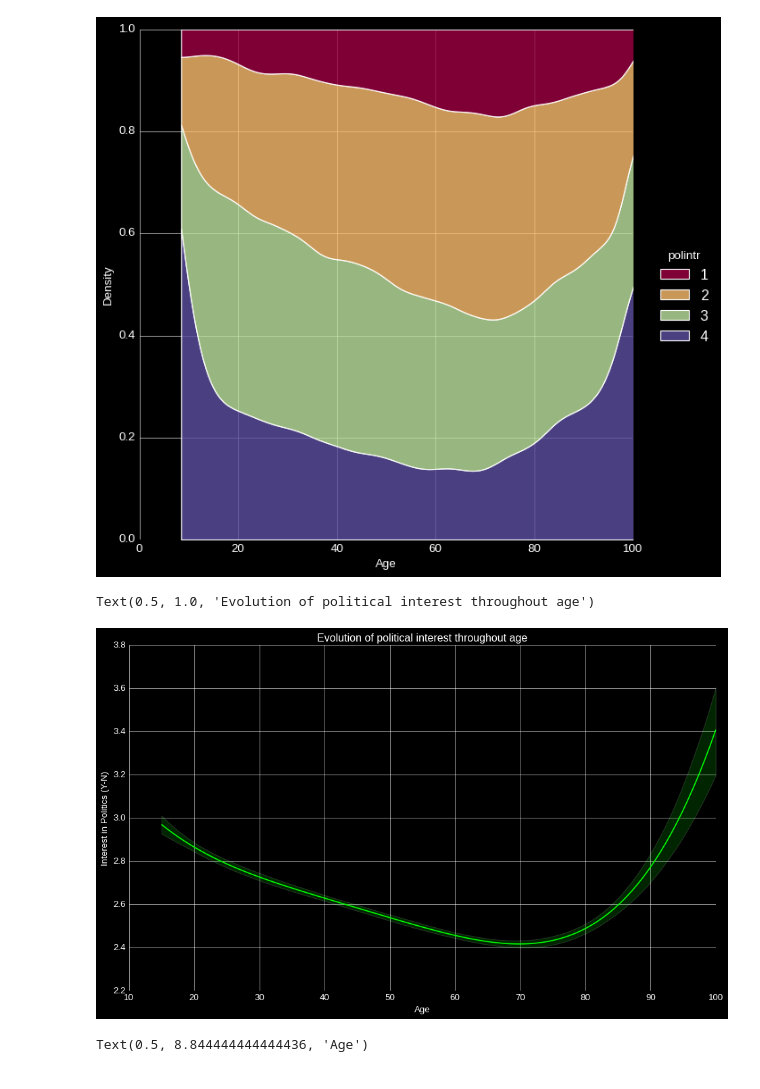
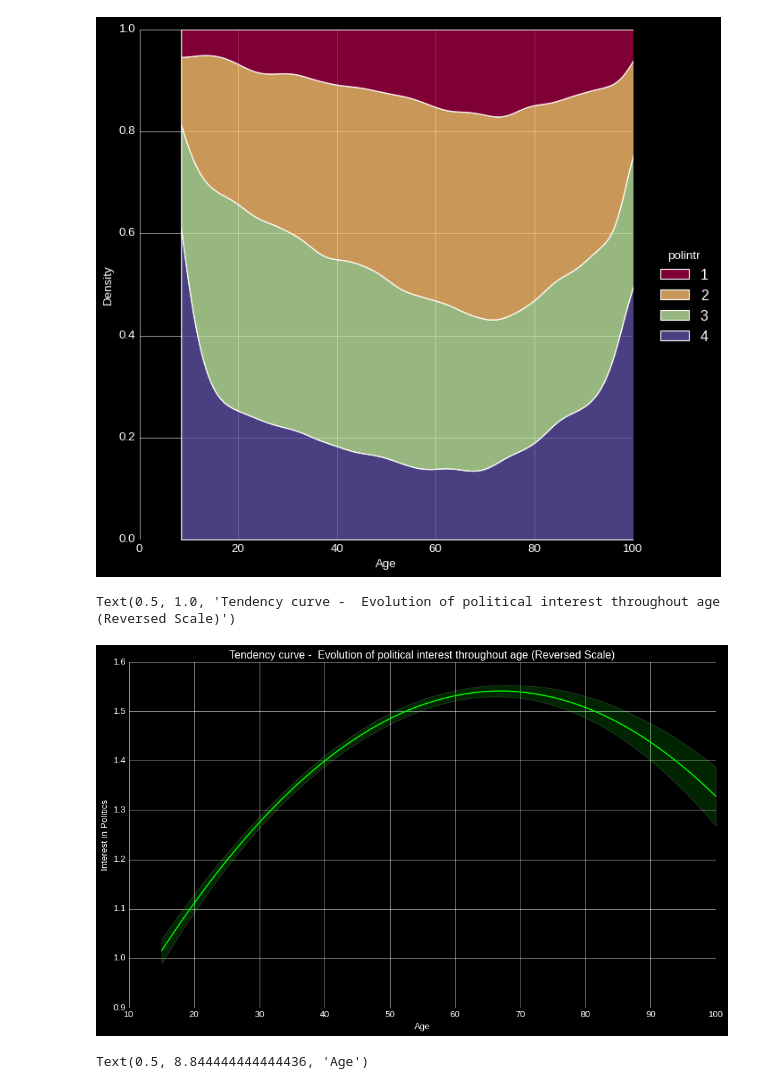
Before and after one commit to ivanachillee/social-perception, a Jupyter notebook: notebooks/Cleaning_and_EDA.ipynb, the cells around one changed output. Saved outputs shown, nothing was run; the diff lists cells and outputs as text; code cells hidden in the pictures.

```diff
--- a/notebooks/Cleaning_and_EDA.ipynb
+++ b/notebooks/Cleaning_and_EDA.ipynb
@@ -523,6 +518,28 @@ data.head(1)
 1 rows × 225 columns
 # %% [markdown]
 The **anweight** (pspwght * pweight) indicates the weight that should be used when analysing the different countries between them, it takes in consideration their intrinsic features such as population. Nonetheless, I won't be directly applying it as I'm looking to model the global gross data rather than bivariate country analysis.
+# %%
+#temporary functions
+def spl(v):
+  return psvp_labels[psvp.index(v)]
+
+def SortedR2(var):
+  corrs = []
+  for i in range(len(psvp)):
+    cm = np.corrcoef(data[var],data[psvp[i]])**2
+    nm = psvp[i]
+    corrs.append([cm[0][1],nm])
+  a = sorted(corrs)
+  return a[::-1][:10]
+
+def plot_init():
+  return plt.figure(figsize=(14,8))
+
+def rev(data, high):
+  #high: highest rank within scale
+  #reverses scores of ranking-type data, convenient for data visualisation.
+    data = high - data
+    return data
 # %% [markdown]
 ###<u>Political Apprehension and Social Contentment</u>
 # %%
@@ -689,14 +772,14 @@ Text(0.5, 8.844444444444436, 'Age')
 [figure]
 # %%
 plot_init()
-pl = sns.regplot(data['agea'], data['polintr'], color='lime', scatter=False, order=4)
+pl = sns.regplot(data['agea'], rev(data['polintr'],4), color='lime', scatter=False, order=2)
 
 plt.xlabel('Age')
-plt.ylabel('Interest in Politics (Y-N)')
-plt.title('Evolution of political interest throughout age')
+plt.ylabel('Interest in Politics')
+plt.title('Tendency curve -  Evolution of political interest throughout age (Reversed Scale)')
 # %% [output]
-Text(0.5, 1.0, 'Evolution of political interest throughout age')
+Text(0.5, 1.0, 'Tendency curve -  Evolution of political interest throughout age (Reversed Scale)')
-[figure, old version]
+[figure, new version]
 # %%
 plt.figure(figsize=(18,8))
 pl = sns.displot(
```
Also changed, not shown: parts of 15 cells of this notebook, 2 other files.
